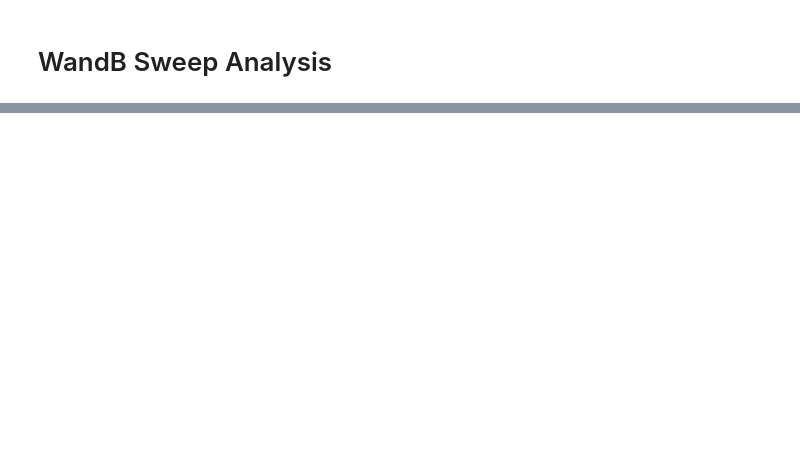
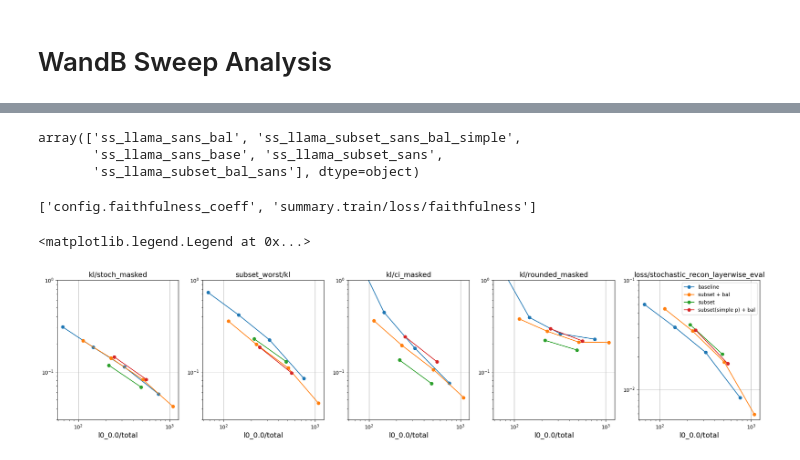
Before and after one commit to goodfire-ai/spd, a Jupyter notebook: spd/nathu_notebooks/plot_sweeps.ipynb, the cells around one changed output, grey strips where cells are left out. Saved outputs shown, nothing was run; the diff lists cells and outputs as text; code cells hidden in the pictures; blank space fills up the shorter version.

Commit message:
update plots

```diff
--- a/spd/nathu_notebooks/plot_sweeps.ipynb
+++ b/spd/nathu_notebooks/plot_sweeps.ipynb
@@ -67,0 +86,49 @@ if len(df) > 0:
+# %%
+df['plot_group'].unique()
+# %% [output]
+array(['ss_llama_sans_bal', 'ss_llama_subset_sans_bal_simple',
+       'ss_llama_sans_base', 'ss_llama_subset_sans',
+       'ss_llama_subset_bal_sans'], dtype=object)
+# %%
+group_name_dict = {
+    "ss_llama_sans_base": "baseline",
+    "ss_llama_sans_bal": "baseline + bal",
+    "ss_llama_subset_bal_sans": "subset + bal",
+    "ss_llama_subset_sans": "subset",
+    'ss_llama_subset_sans_bal_simple': 'subset(simple p) + bal',
+}
+df['plot_group'] = df['run_name'].apply(lambda x: group_name_dict[x.split('-')[0]])
+# %%
+[c for c in df.columns if 'faith' in c]
+# %% [output]
+['config.faithfulness_coeff', 'summary.train/loss/faithfulness']
+# %%
+x_metric = 'summary.eval/l0_0.0/total'
+y_metrics = ['summary.eval/kl/stoch_masked', 'summary.eval/subset_worst/kl', 'summary.eval/kl/ci_masked', 'summary.eval/kl/rounded_masked','summary.eval/loss/stochastic_recon_layerwise_eval']
+
+fig, ax = plt.subplots(1, len(y_metrics), figsize=(len(y_metrics)*5, 5), sharey=False)
+
+# Track handles for custom legend
+legend_handles = []
+
+for i, y_metric in enumerate(y_metrics):
+    for group in ['baseline','subset + bal',  'subset', 'subset(simple p) + bal']:
+        plot_df = df[df['plot_group'] == group].sort_values(x_metric)
+        ax[i].plot(plot_df[x_metric], plot_df[y_metric], '-o',
+                   label=group)  # No auto label
+
+    ax[i].set_xlabel(x_metric.replace('summary.eval/', ''), fontsize=14)
+    ax[i].set_title('/'.join(y_metric.split('/')[-2:]), fontsize=14)
+    ax[i].grid(True)
+    ax[i].set_xscale('log')
+    ax[i].set_yscale('log')
+
+    if 'layerwise' in y_metric:
+        ax[i].set_ylim(None, .1)
+    else:
+        ax[i].set_ylim(.03, 1)
+
+plt.legend()
+# %% [output]
+<matplotlib.legend.Legend at 0x...>
+[figure, added]
```
Also changed, not shown: parts of 7 cells of this notebook.
